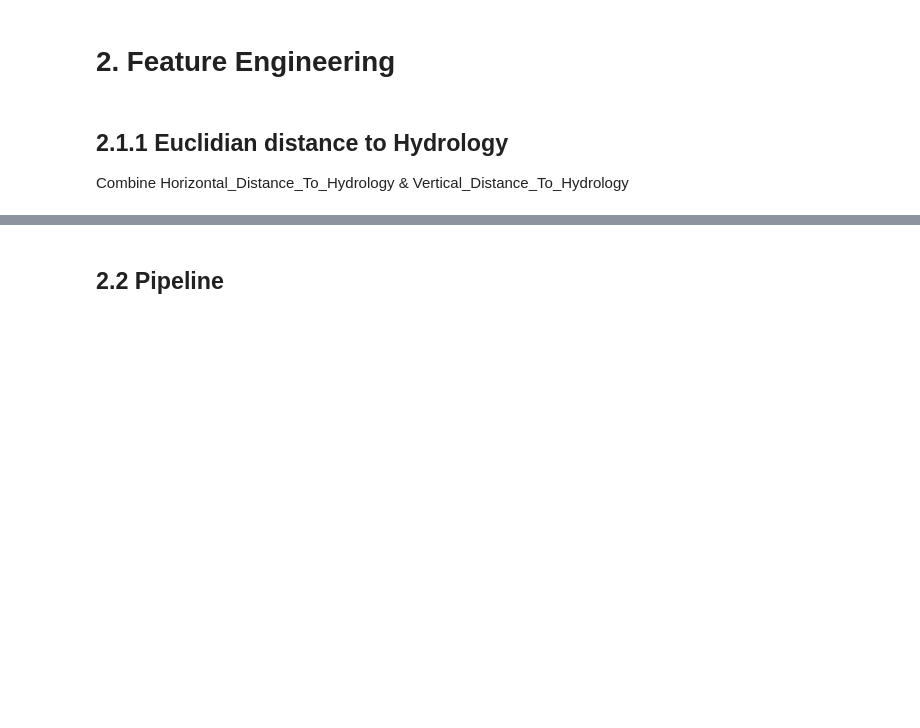
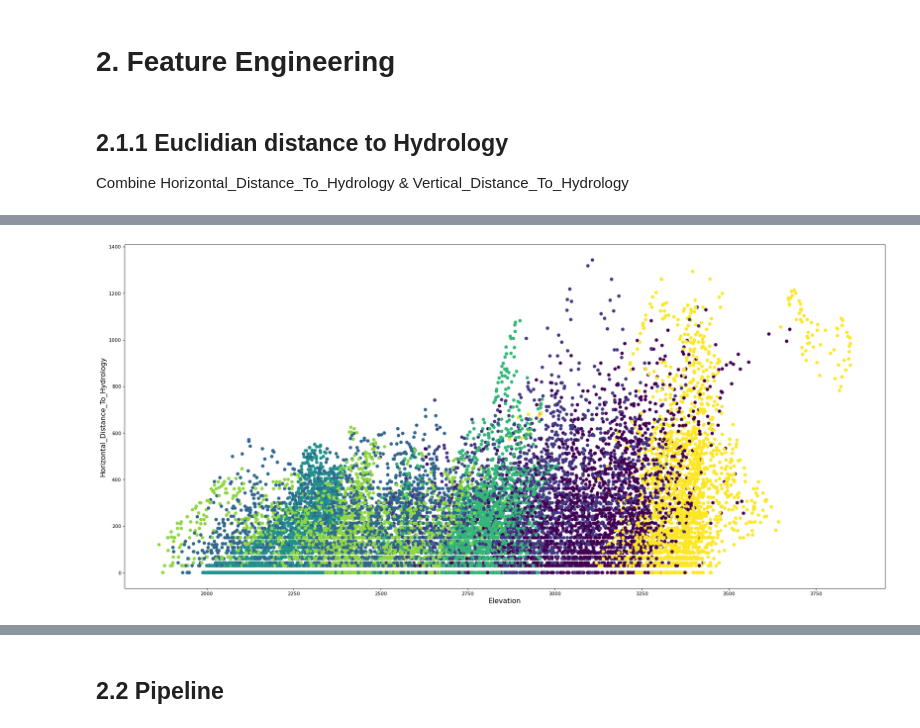
Before and after one commit to vishpillai123/w207_final_project_bwp, a Jupyter notebook: 2021_04_11_Final/W207_Cover_Type_Wu_Ngo_Pillai_Jones.ipynb, the cells around one changed output, grey strips where cells are left out. Saved outputs shown, nothing was run; the diff lists cells and outputs as text; code cells hidden in the pictures; blank space fills up the shorter version.

```diff
--- a/2021_04_11_Final/W207_Cover_Type_Wu_Ngo_Pillai_Jones.ipynb
+++ b/2021_04_11_Final/W207_Cover_Type_Wu_Ngo_Pillai_Jones.ipynb
@@ -186,0 +292,8 @@ train['Euclidian_Distance_To_Hydrology']= (train['Horizontal_Distance_To_Hydrolo
+# %%
+plt.figure(figsize=(28,13), dpi= 80)
+plt.scatter(train.Elevation, train.Horizontal_Distance_To_Hydrology, c=train.Cover_Type)
+plt.ylabel('Horizontal_Distance_To_Hydrology', fontsize='x-large')
+plt.xlabel('Elevation', fontsize='x-large')
+plt.show()
+# %% [output]
+[figure, added]
```
Also changed, not shown: parts of 31 cells of this notebook, 1 other file.
